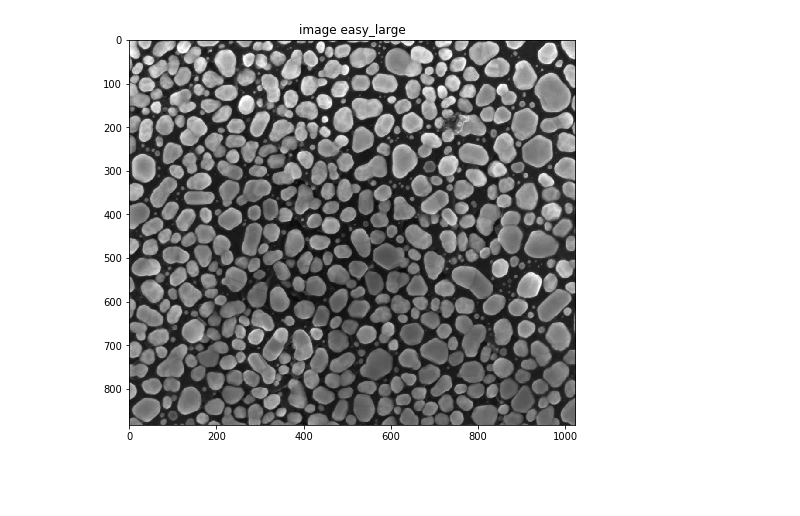
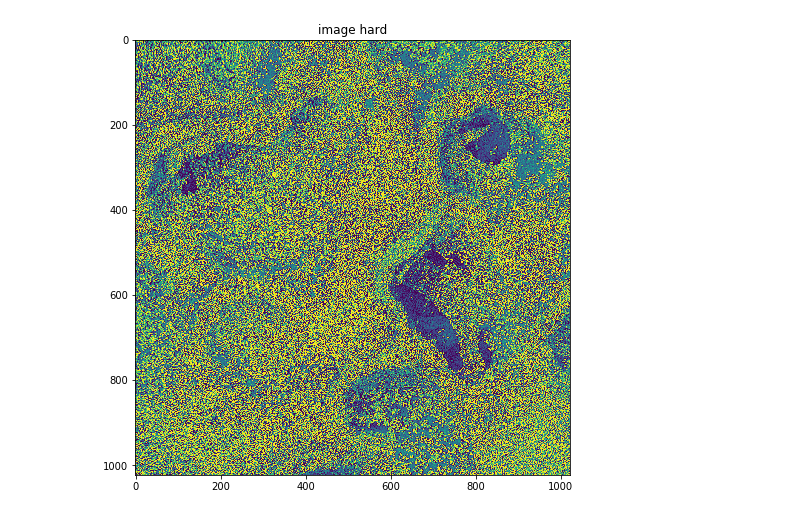
Before and after one commit to Toliak/particle-counter, a Jupyter notebook: notebooks/watershed.ipynb, the cells around one changed output. Saved outputs shown, nothing was run; the diff lists cells and outputs as text; code cells hidden in the pictures; blank space fills up the shorter version.

```diff
--- a/notebooks/watershed.ipynb
+++ b/notebooks/watershed.ipynb
@@ -1,18 +1,18 @@
 # %%
 from skimage.measure import regionprops
 import Dataset
 import numpy as np
 from Utils import visualize
 from Utils import image_to_grayscale
 from skimage import color
 
 dataset_list = Dataset.get_full_dataset()
-INDEX = 6
+INDEX = 0
 data = dataset_list[INDEX]
 image, title = data['image'], data['title']
 
+image = color.rgb2gray(image)
+
 visualize(image, f'image {title}')
-
-image = color.rgb2gray(image)
 # %% [output]
-[figure, old version]
+[figure, new version]
```
Also changed, not shown: parts of 6 cells of this notebook, 1 other file.
